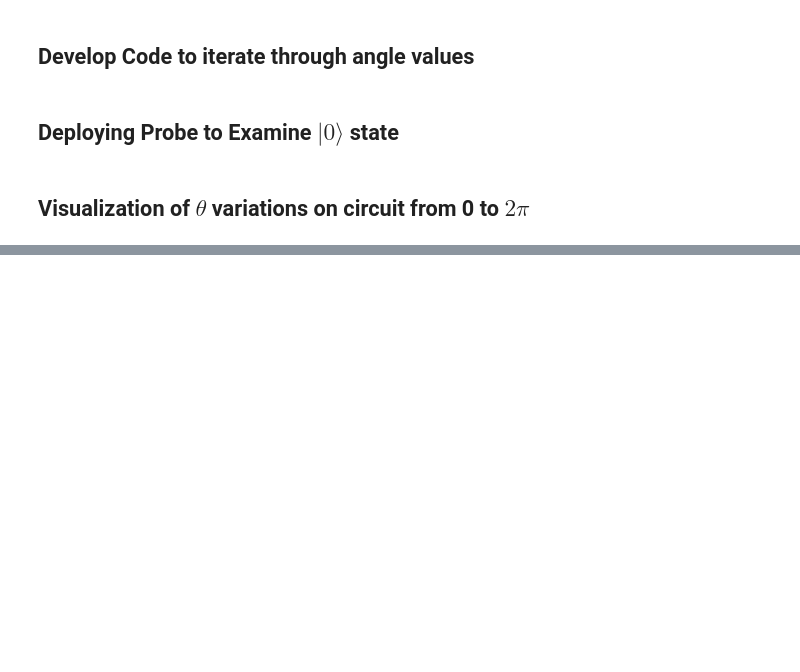
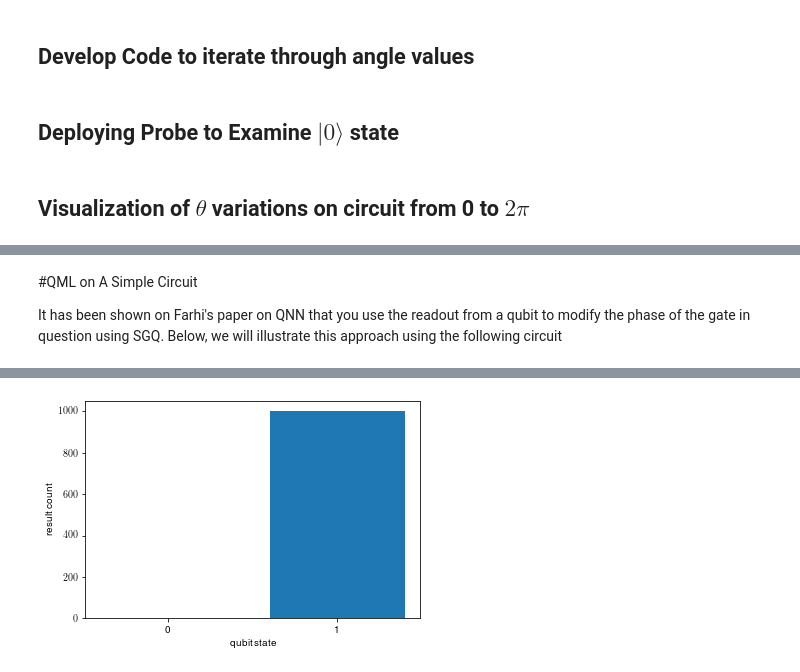
Before and after one commit to enriqueasegura/Quantum-X, a Jupyter notebook: QMLHEP_Task.ipynb, the cells around one changed output, grey strips where cells are left out. Saved outputs shown, nothing was run; the diff lists cells and outputs as text; code cells hidden in the pictures; blank space fills up the shorter version.

```diff
--- a/QMLHEP_Task.ipynb
+++ b/QMLHEP_Task.ipynb
@@ -385,0 +359,24 @@ plt.subplots_adjust(top=.9)
+# %% [markdown]
+#QML on A Simple Circuit
+
+It has been shown on Farhi's paper on QNN that you use the readout from a qubit to modify the phase of the gate in question using SGQ. Below, we will illustrate this approach using the following circuit
+# %%
+def probe_circuit_hadamard(xparam):
+  """
+  this circuit takes the given xparameter
+  and builds a circuit with a X rotation to
+  that parameter
+
+  We add Hadamard Layers in between the operation of interest
+  """
+  c = cirq.Circuit()
+  q = cirq.LineQubit(0)
+  #c.append(cirq.H(q))
+
+  rot = cirq.rx(rads=xparam)
+  c.append(rot(q))
+
+  #c.append(cirq.H(q))
+  #execute measurement
+  c.append(cirq.measure(q,key='q0'))
+  return(c)
@@ -385,0 +487,5 @@ plt.subplots_adjust(top=.9)
+# %%
+xparam = np.random.uniform(0,2*np.pi)
+print('parameter: ', xparam)
+test = qml_sgd(xparam)
+# %% [output]
@@ -385,0 +509 @@ plt.subplots_adjust(top=.9)
+[figure, added]
```
Also changed, not shown: parts of 14 cells of this notebook.
